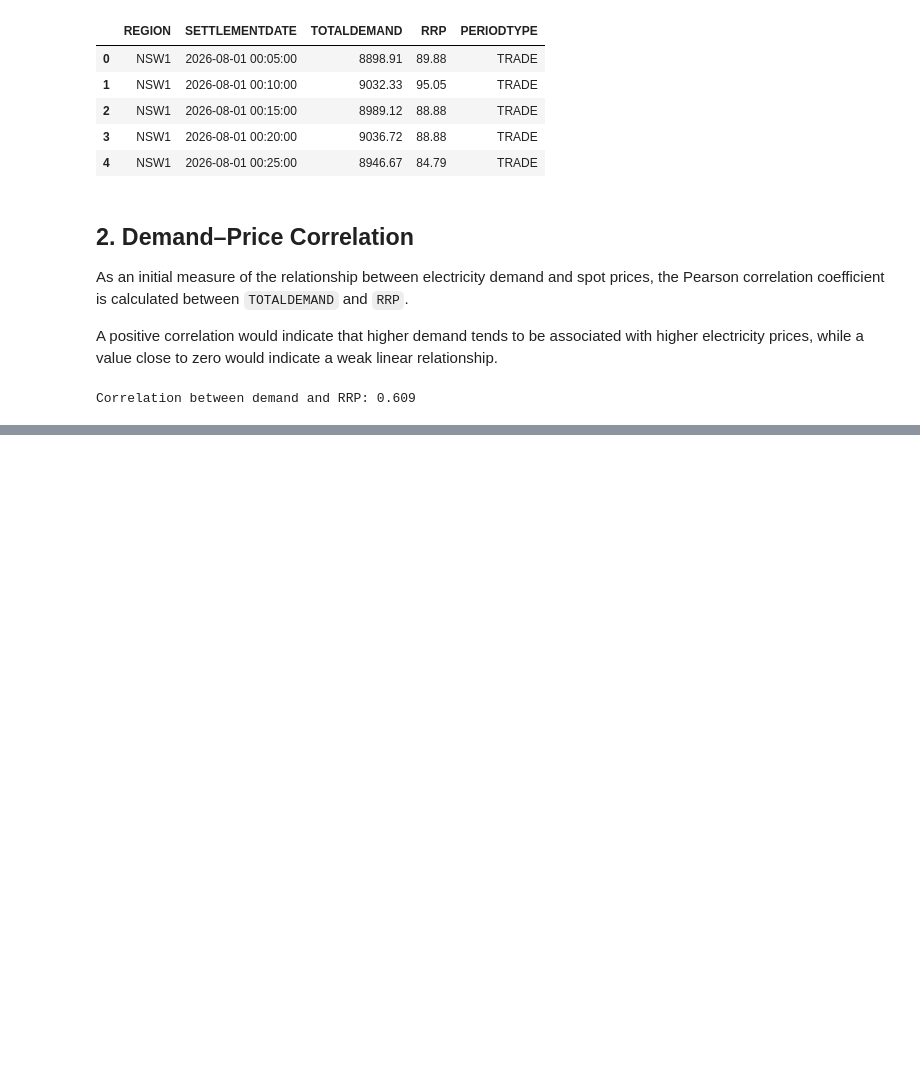
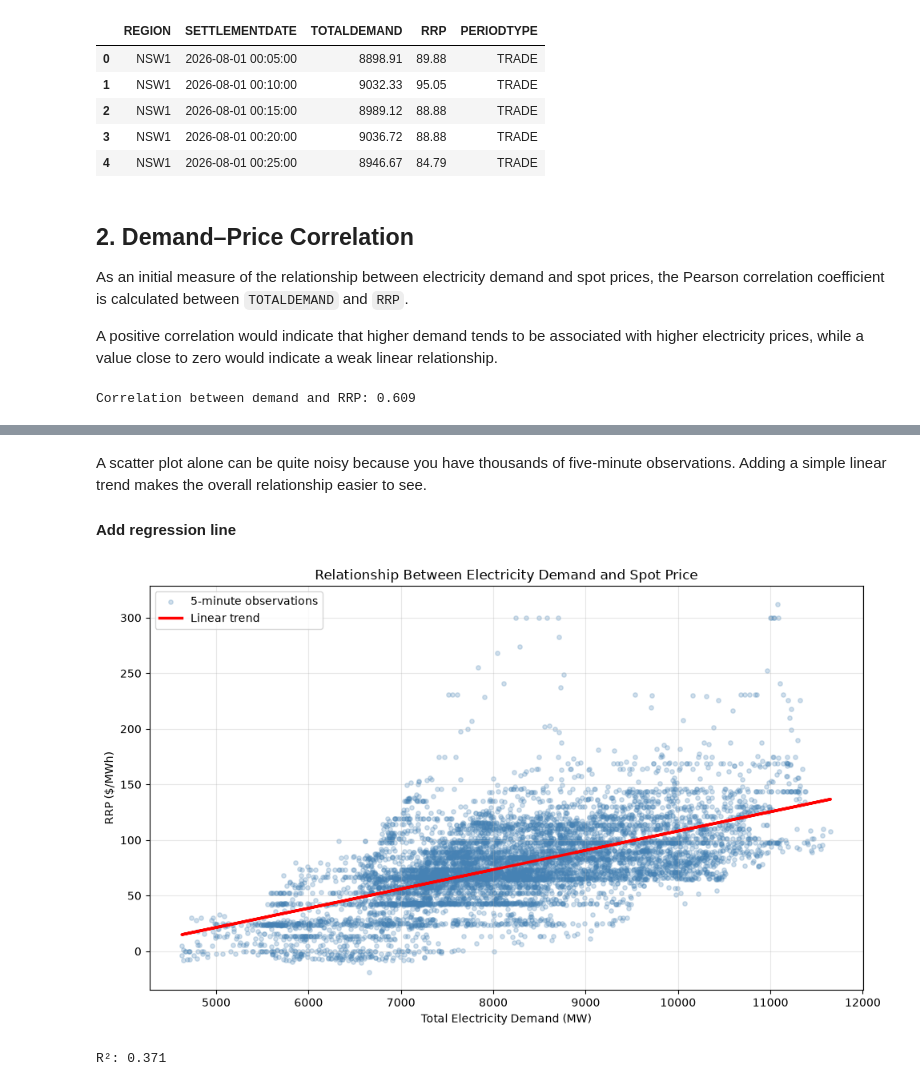
Before and after one commit to klm2109/australian-energy-market-analytics, a Jupyter notebook: notebooks/Price_Demand Analysis.ipynb, the cells around one changed output, grey strips where cells are left out. Drawn from its saved outputs; the diff is of its cells as text; code cells hidden in the pictures; blank space fills up the shorter version.

```diff
--- a/notebooks/Price_Demand Analysis.ipynb
+++ b/notebooks/Price_Demand Analysis.ipynb
@@ -56,0 +86,45 @@ Correlation between demand and RRP: 0.609
+# %% [markdown]
+A scatter plot alone can be quite noisy because you have thousands of five-minute observations. Adding a simple linear trend makes the overall relationship easier to see.
+
+#### Add regression line
+# %%
+plt.figure(figsize=(10, 6))
+
+plt.scatter(
+    x,
+    y,
+    alpha=0.25,
+    s=15,
+    color="steelblue",
+    label="5-minute observations"
+)
+
+plt.plot(
+    x,
+    slope * x + intercept,
+    color="red",
+    linewidth=2.5,
+    label="Linear trend"
+)
+
+plt.xlabel("Total Electricity Demand (MW)")
+plt.ylabel("RRP ($/MWh)")
+plt.title("Relationship Between Electricity Demand and Spot Price")
+
+plt.legend()
+plt.grid(alpha=0.3)
+plt.tight_layout()
+plt.show()
+# %% [output]
+[figure, added]
+# %%
+predicted_rrp = slope * x + intercept
+
+ss_res = np.sum((y - predicted_rrp) ** 2)
+ss_tot = np.sum((y - y.mean()) ** 2)
+
+r_squared = 1 - (ss_res / ss_tot)
+
+print(f"R²: {r_squared:.3f}")
+# %% [output]
+R²: 0.371
```
Also changed, not shown: parts of 3 cells of this notebook.
